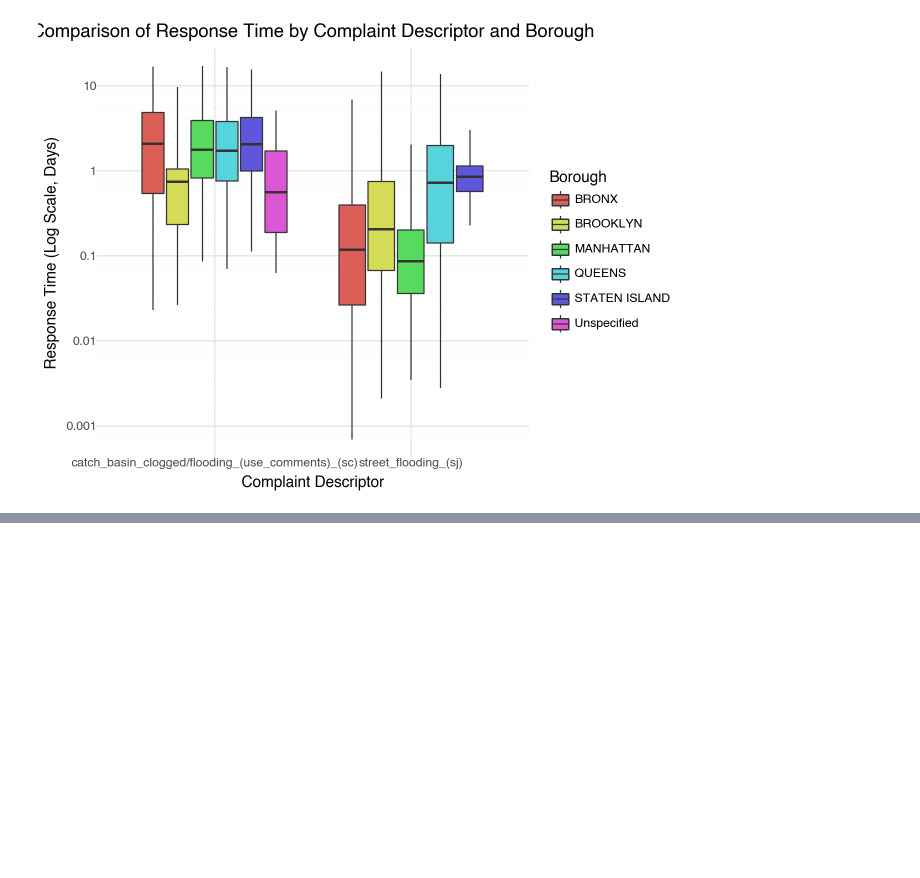
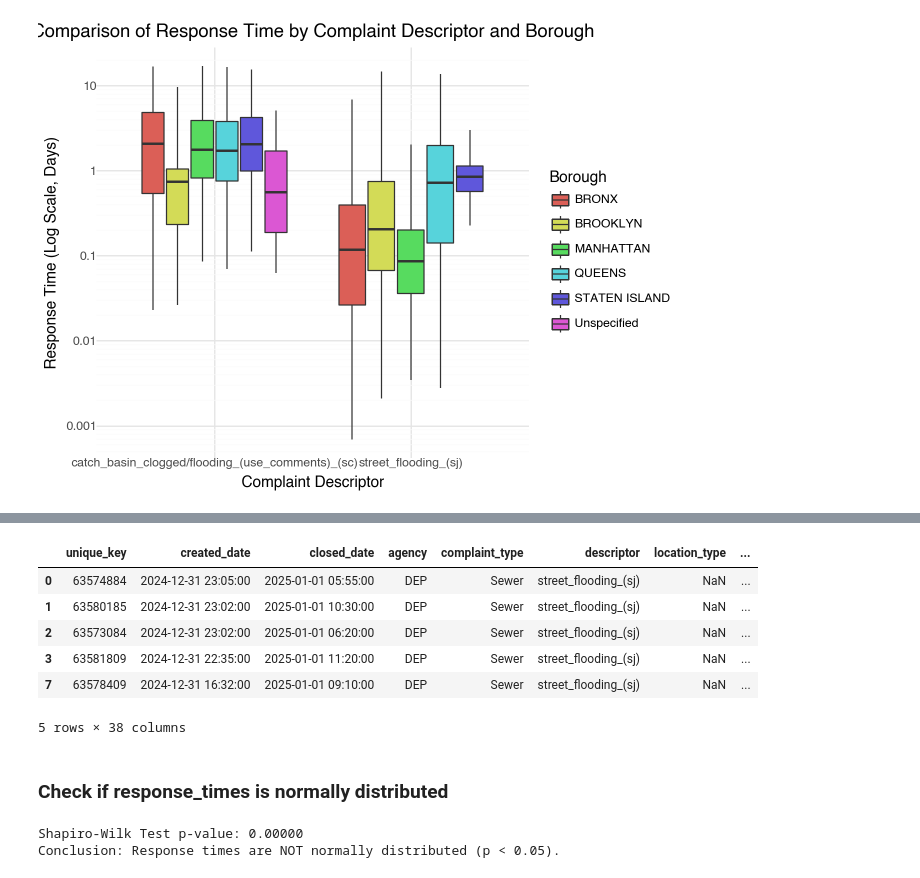
Before and after one commit to ids25s/mid-term-project-alyssahorn, a Jupyter notebook: midterm.ipynb, the cells around one changed output, grey strips where cells are left out. Saved outputs shown, nothing was run; the diff lists cells and outputs as text; code cells hidden in the pictures; blank space fills up the shorter version.

Commit message:
Added and commented on statistical tests

```diff
--- a/midterm.ipynb
+++ b/midterm.ipynb
@@ -399,0 +403,35 @@ response_plot
+# %%
+# Extract SF and CB complaints
+sf_complaints = df[df['descriptor'].str.contains('street_flooding', case=False, na=False)]
+cb_complaints = df[df['descriptor'].str.contains('catch_basin', case=False, na=False)]
+sf_complaints.head()
+# %% [output]
+|  | unique_key | created_date | closed_date | agency | complaint_type | descriptor | location_type | ... |
+| 0 | 63574884 | 2024-12-31 23:05:00 | 2025-01-01 05:55:00 | DEP | Sewer | street_flooding_(sj) | NaN | ... |
+| 1 | 63580185 | 2024-12-31 23:02:00 | 2025-01-01 10:30:00 | DEP | Sewer | street_flooding_(sj) | NaN | ... |
+| 2 | 63573084 | 2024-12-31 23:02:00 | 2025-01-01 06:20:00 | DEP | Sewer | street_flooding_(sj) | NaN | ... |
+| 3 | 63581809 | 2024-12-31 22:35:00 | 2025-01-01 11:20:00 | DEP | Sewer | street_flooding_(sj) | NaN | ... |
+| 7 | 63578409 | 2024-12-31 16:32:00 | 2025-01-01 09:10:00 | DEP | Sewer | street_flooding_(sj) | NaN | ... |
+5 rows × 38 columns
+# %% [markdown]
+### Check if response_times is normally distributed
+# %%
+from scipy.stats import shapiro
+
+# Drop NaN values in response_time
+response_times = df['response_time'].dropna()
+
+# Shapiro-Wilk test (best for small samples, <5000 observations)
+shapiro_p = shapiro(response_times.sample(min(len(response_times), 5000)))[1] if len(response_times) > 3 else 1
+
+# Print results
+print(f"Shapiro-Wilk Test p-value: {shapiro_p:.5f}")
+
+# Interpretation: If p-value < 0.05, reject normality assumption
+if shapiro_p < 0.05:
+    print("Conclusion: Response times are NOT normally distributed (p < 0.05).")
+else:
+    print("Conclusion: Response times appear to be normally distributed (p >= 0.05).")
+# %% [output]
+Shapiro-Wilk Test p-value: 0.00000
+Conclusion: Response times are NOT normally distributed (p < 0.05).
```
Also changed, not shown: parts of 19 cells of this notebook.
